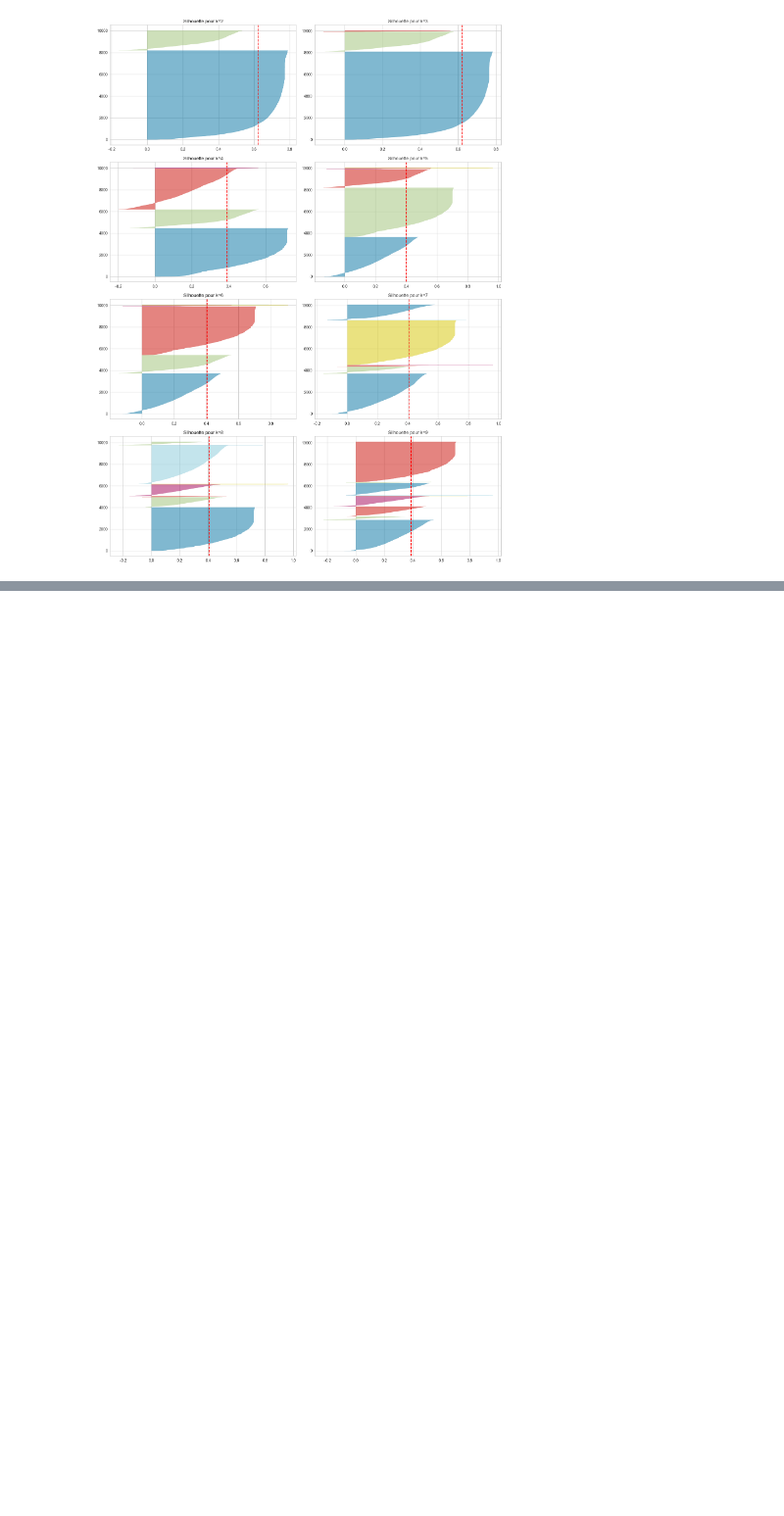
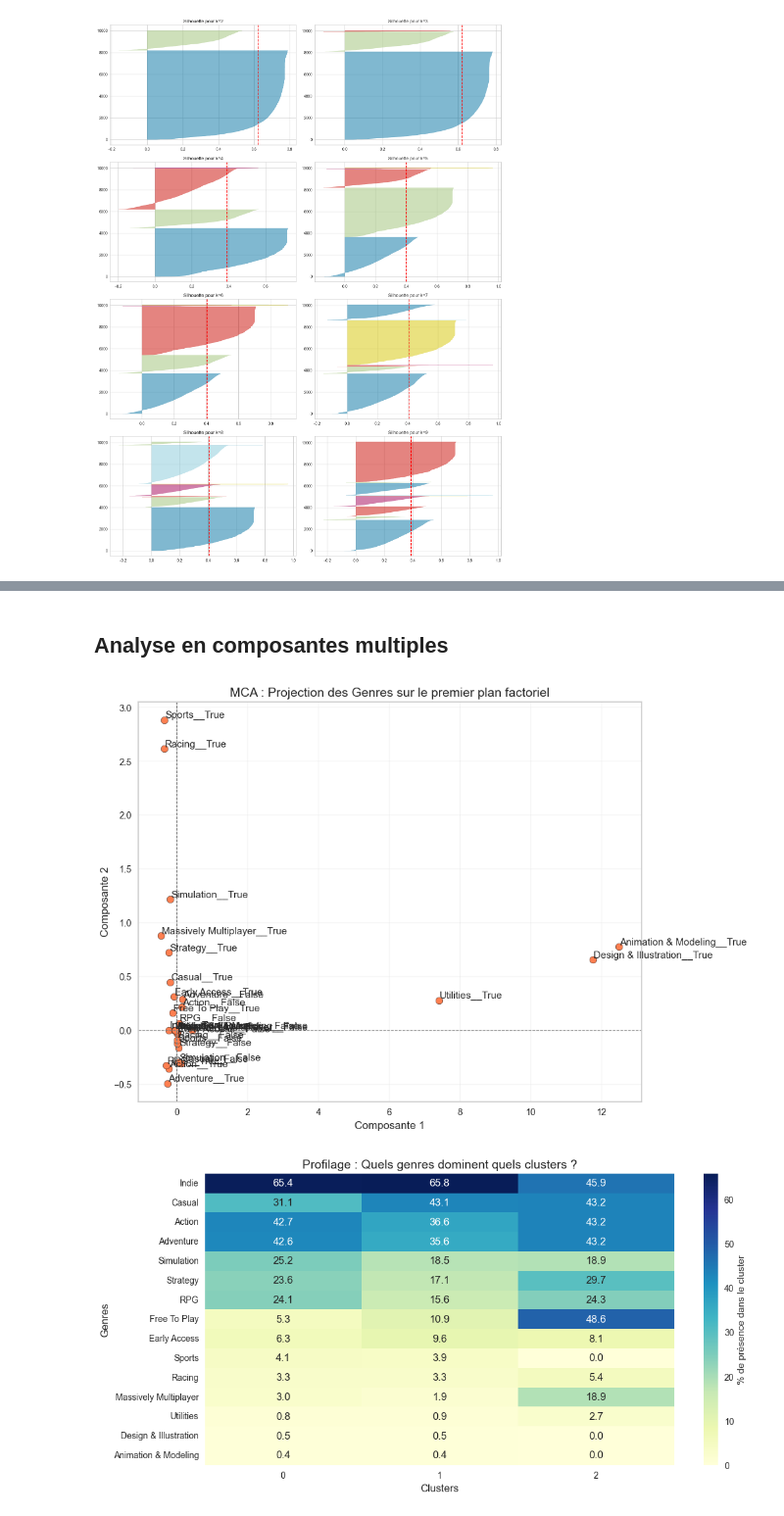
Before and after one commit to Eliott67/Projet_ADD, a Jupyter notebook: projet_ADD.ipynb, the cells around one changed output, grey strips where cells are left out. Shown at 98% size. Cells and saved outputs as stored; diff of their text form; code cells hidden in the pictures; blank space fills up the shorter version.

```diff
--- a/projet_ADD.ipynb
+++ b/projet_ADD.ipynb
@@ -656,0 +771,19 @@ plt.show()
+# %%
+from sklearn.metrics import pairwise_distances
+
+print("--- TOP 3 PARANGONS PAR CLUSTER ---")
+
+for i in range(k_optimal):
+    cluster_indices = np.where(clusters == i)[0]
+    cluster_points = pca_features[cluster_indices]
+    centroid = kmeans.cluster_centers_[i].reshape(1, -1)
+
+    distances = pairwise_distances(cluster_points, centroid).flatten()
+
+    closest_indices = cluster_indices[np.argsort(distances)[:3]]
+
+    parangon_ids = df.index[closest_indices].tolist()
+
+    print(f"\nCluster {i} (Représentants typiques) :")
+    for rank, p_id in enumerate(parangon_ids, 1):
+        print(f"  {rank}. ID Steam: {p_id}")
@@ -656,0 +807,54 @@ plt.show()
+# %% [markdown]
+## Analyse en composantes multiples
+# %%
+import pandas as pd
+import matplotlib.pyplot as plt
+import seaborn as sns
+import prince
+
+df['Genres'] = df['Genres'].astype(str).str.replace(', ', ',')
+
+genres_dummies = df['Genres'].str.get_dummies(sep=',')
+top_genres = genres_dummies.sum().sort_values(ascending=False).head(15).index
+df_genres = genres_dummies[top_genres]
+
+mca = prince.MCA(
+    n_components=2,
+    n_iter=10,
+    random_state=42
+)
+
+mca.fit(df_genres.astype(bool))
+
+mca_coords = mca.column_coordinates(df_genres.astype(bool))
+
+
+plt.figure(figsize=(10, 8))
+plt.scatter(mca_coords[0], mca_coords[1], color='coral', s=60, edgecolors='black')
+
+for i, txt in enumerate(mca_coords.index):
+    plt.annotate(txt, (mca_coords.iloc[i, 0] + 0.02, mca_coords.iloc[i, 1] + 0.02), fontsize=11)
+
+plt.axhline(0, color='gray', linestyle='--', linewidth=0.8)
+plt.axvline(0, color='gray', linestyle='--', linewidth=0.8)
+plt.title('MCA : Projection des Genres sur le premier plan factoriel', fontsize=14)
+plt.xlabel('Composante 1', fontsize=12)
+plt.ylabel('Composante 2', fontsize=12)
+plt.grid(alpha=0.2)
+plt.show()
+
+df_genres = df_genres.copy()
+df_genres['Cluster'] = df['Cluster']
+
+genre_cluster_cross = df_genres.groupby('Cluster').mean() * 100
+
+plt.figure(figsize=(12, 6))
+sns.heatmap(genre_cluster_cross.T, annot=True, fmt=".1f", cmap="YlGnBu",
+            cbar_kws={'label': '% de présence dans le cluster'})
+plt.title('Profilage : Quels genres dominent quels clusters ?', fontsize=14)
+plt.ylabel('Genres', fontsize=12)
+plt.xlabel('Clusters', fontsize=12)
+plt.show()
+# %% [output]
+[figure, added]
+[figure, added]
```
Also changed, not shown: parts of 50 cells of this notebook.
